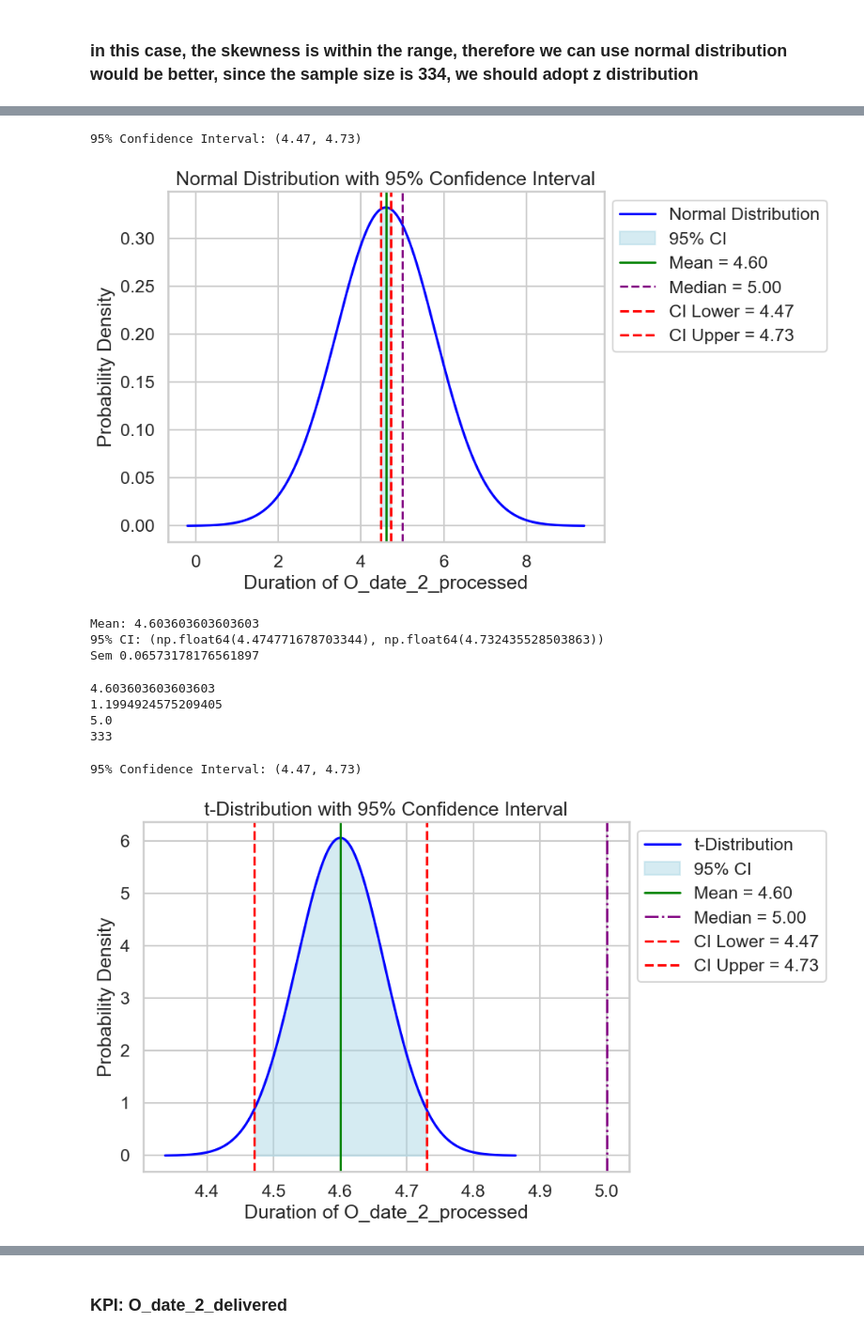
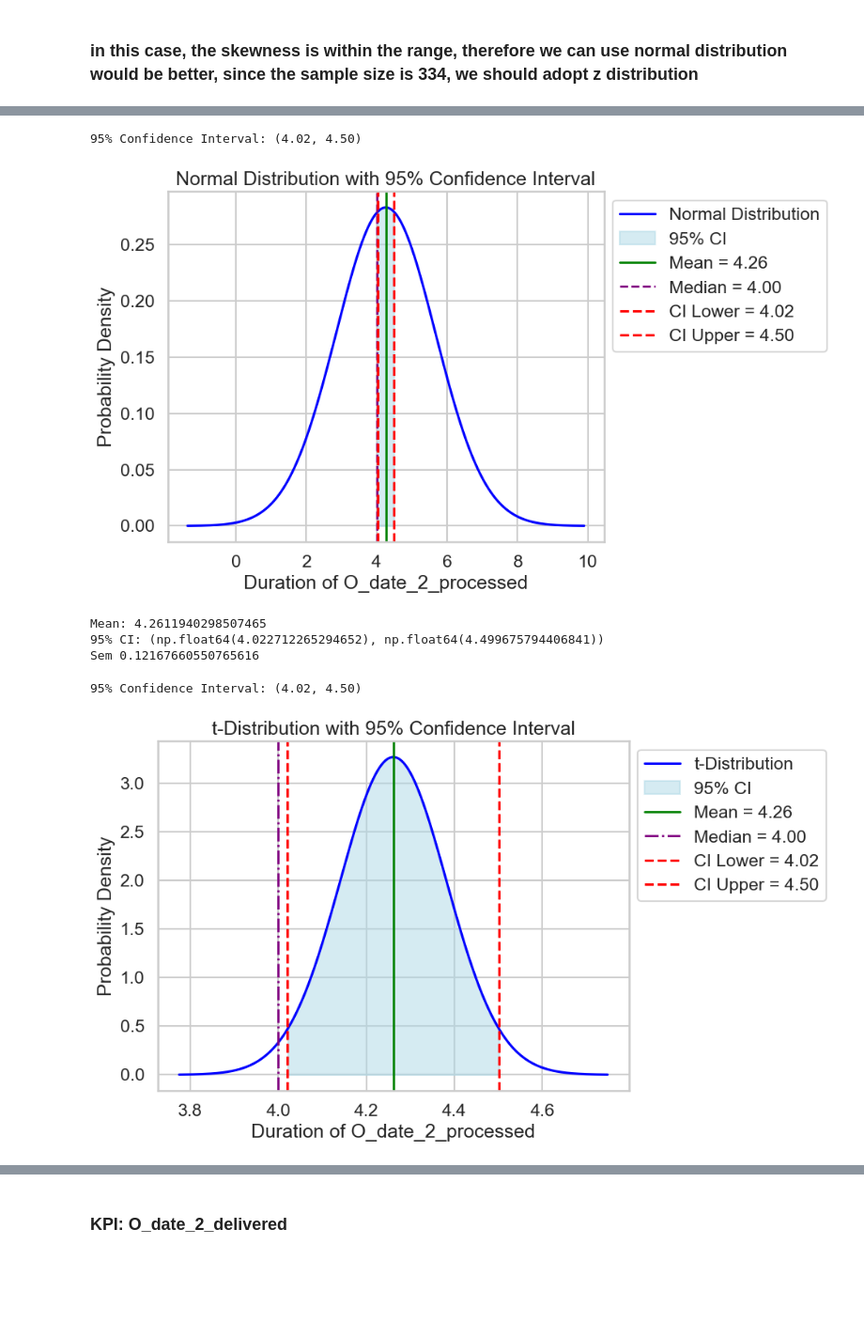
Before and after one commit to amandawang90-spec/neuefische-data-analysis-180825-muesli_eda_project, a Jupyter notebook: jing_mini_project.ipynb, the cells around one changed output, grey strips where cells are left out. Shown at 94% size. Drawn from its saved outputs; the diff is of its cells as text; code cells hidden in the pictures; blank space fills up the shorter version.

```diff
--- a/jing_mini_project.ipynb
+++ b/jing_mini_project.ipynb
@@ -3041,3 +3098,15 @@ merged_o_truck_2_delivered
 | 331 | US-2020-104451 | 2020-05-15 | 2020-05-13 | Standard | 2 days | 2020 | ... |
 | 332 | US-2020-139647 | 2020-05-15 | 2020-05-13 | Express | 2 days | 2020 | ... |
 333 rows × 12 columns
+# %%
+merged_o_truck_2_delivered['on truck day'] = merged_o_truck_2_delivered['on truck day'].replace({
+    'monday': 'Monday',
+    'tuesday': 'Tuesday',
+    'wednesday': 'Wed',
+    'thursday': 'Thursday',
+    'friday': 'Friday'
+})
+# %%
+merged_o_truck_2_delivered = merged_o_truck_2_delivered.query(
+    "`on truck day` in ['Monday', 'Tuesday', 'Wednesday', 'Thursday', 'Friday']"
+)
@@ -3122,9 +3219,9 @@ print(n_metric_3)
 # %%
 # Sample statistics
-sample_mean = 4.60
-sample_std = 1.20
-sample_median = 5.00
-n_metric_3 = 333  # Sample size
+sample_mean = sample_mean_metric_3
+sample_std = sample_std_metric_3
+sample_median = sample_median_metric_3
+n_metric_3 = len(merged_o_truck_2_delivered)  # Sample size
 
 # 95% Confidence Interval using Z-distribution
 z_score = norm.ppf(0.975)
@@ -3164,8 +3261,8 @@ plt.grid(True)
 plt.tight_layout()
 plt.show()
 # %% [output]
-95% Confidence Interval: (4.47, 4.73)
+95% Confidence Interval: (4.02, 4.50)
-[figure, old version]
+[figure, new version]
 # %%
 
 # another way to calculate the ci_lower and ci_upper
@@ -3181,25 +3278,15 @@ print("Mean:", mean_metric_3)
 print("95% CI:", ci)
 print("Sem", sem_metric_3)
 # %% [output]
-Mean: 4.603603603603603
-95% CI: (np.float64(4.474771678703344), np.float64(4.732435528503863))
-Sem 0.06573178176561897
+Mean: 4.2611940298507465
+95% CI: (np.float64(4.022712265294652), np.float64(4.499675794406841))
+Sem 0.12167660550765616
-# %%
-print(sample_mean_metric_3)
-print(sample_std_metric_3)
-print(sample_median_metric_3)
-print(n_metric_3)
-# %% [output]
-4.603603603603603
-1.1994924575209405
-5.0
-333
 # %%
 # Sample statistics
-sample_mean = 4.60
-sample_std = 1.20
-sample_median = 5.00
-n_metric_3 = 333  # Sample size
+sample_mean = sample_mean_metric_3
+sample_std = sample_std_metric_3
+sample_median = sample_median_metric_3
+n_metric_3 = len(merged_o_truck_2_delivered)  # Sample size
 df = n_metric_3 - 1  # degrees of freedom
 
 # Standard error
@@ -3223,35 +3310,35 @@ x = np.linspace(sample_mean - 4*SE, sample_mean + 4*SE, 1000)
 y = stats.t.pdf((x - sample_mean) / SE, df=df) / SE
 
 # Plot the t-distribution curve
 plt.figure(figsize=(10, 6))
 plt.plot(x, y, label='t-Distribution', color='blue')
 
 # Shade 95% confidence interval
 plt.fill_between(x, y, where=(x >= ci_lower) & (x <= ci_upper), color='lightblue', alpha=0.5, label='95% CI')
 
 # Mark mean
 plt.axvline(sample_mean, color='green', linestyle='-', linewidth=2, label=f'Mean = {sample_mean:.2f}')
 
 # Mark median
 plt.axvline(sample_median, color='purple', linestyle='-.', linewidth=2, label=f'Median = {sample_median:.2f}')
 
 # Mark CI bounds
 plt.axvline(ci_lower, color='red', linestyle='--', label=f'CI Lower = {ci_lower:.2f}')
 plt.axvline(ci_upper, color='red', linestyle='--', label=f'CI Upper = {ci_upper:.2f}')
 
 # Labels
 plt.title('t-Distribution with 95% Confidence Interval')
 plt.xlabel('Duration of O_date_2_processed')
 plt.ylabel('Probability Density')
 
 # Legend outside
 plt.legend(loc='upper left', bbox_to_anchor=(1, 1))
 plt.grid(True)
 plt.tight_layout()
 plt.show()
 # %% [output]
-95% Confidence Interval: (4.47, 4.73)
+95% Confidence Interval: (4.02, 4.50)
-[figure, old version]
+[figure, new version]
 # %%
 # using bootstrapping: create a function
 
```
Also changed, not shown: parts of 71 cells of this notebook.
